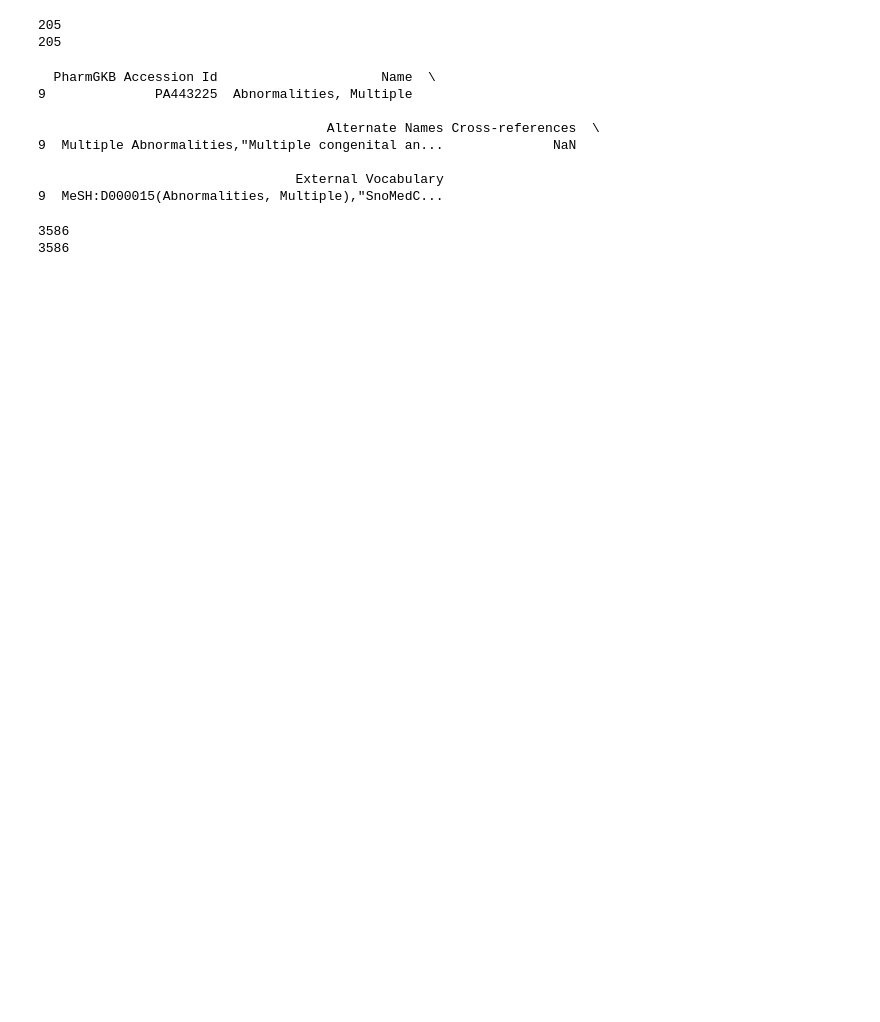
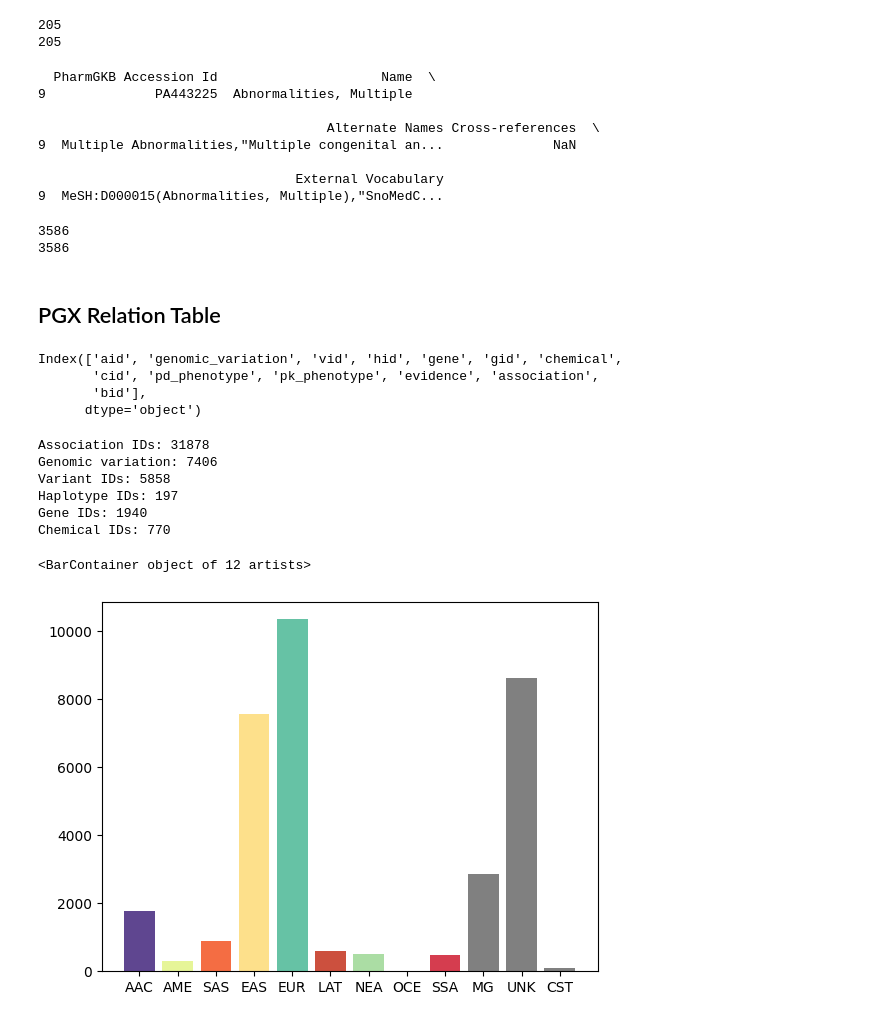
Before and after one commit to ersilia-os/pharmacogx-embeddings, a Jupyter notebook: notebooks/01_PharmGKB_DataExploration.ipynb, the cells around one changed output. Drawn from its saved outputs; the diff is of its cells as text; code cells hidden in the pictures; blank space fills up the shorter version.

```diff
--- a/notebooks/01_PharmGKB_DataExploration.ipynb
+++ b/notebooks/01_PharmGKB_DataExploration.ipynb
@@ -46,3 +46,44 @@ print(len(df2))
 # %% [output]
 3586
 3586
+# %% [markdown]
+## PGX Relation Table
+# %%
+import pandas as pd
+df = pd.read_csv("../data/pharmgkb_processed/pgx_relation.csv")
+df.columns
+# %% [output]
+Index(['aid', 'genomic_variation', 'vid', 'hid', 'gene', 'gid', 'chemical',
+       'cid', 'pd_phenotype', 'pk_phenotype', 'evidence', 'association',
+       'bid'],
+      dtype='object')
+# %%
+print("Association IDs: "+str(len(set(df["aid"]))))
+print("Genomic variation: "+str(len(set(df["genomic_variation"]))))
+print("Variant IDs: "+str(len(set(df["vid"]))))
+print("Haplotype IDs: "+str(len(set(df["hid"]))))
+print("Gene IDs: "+str(len(set(df["gid"]))))
+print("Chemical IDs: "+str(len(set(df["cid"]))))
+# %% [output]
+Association IDs: 31878
+Genomic variation: 7406
+Variant IDs: 5858
+Haplotype IDs: 197
+Gene IDs: 1940
+Chemical IDs: 770
+# %%
+import matplotlib.pyplot as plt
+
+bid = ["AAC","AME","SAS","EAS","EUR","LAT","NEA","OCE","SSA","MG","UNK","CST"]
+counts = []
+
+for b in bid:
+    count = (df['bid'] == b).sum()
+    counts += [count]
+
+colors = ['#5F4690', '#E6F598', '#F46D43', '#FDE08B', '#66C2A5', '#CC503E', '#ABDDA4', '#3288BD', '#D53D4F', "#808080", "#808080", "#808080"]
+fig, ax = plt.subplots()
+ax.bar(bid, counts, color=colors)
+# %% [output]
+<BarContainer object of 12 artists>
+[figure, added]
```
Also changed, not shown: parts of 2 cells of this notebook, 16 other files.
